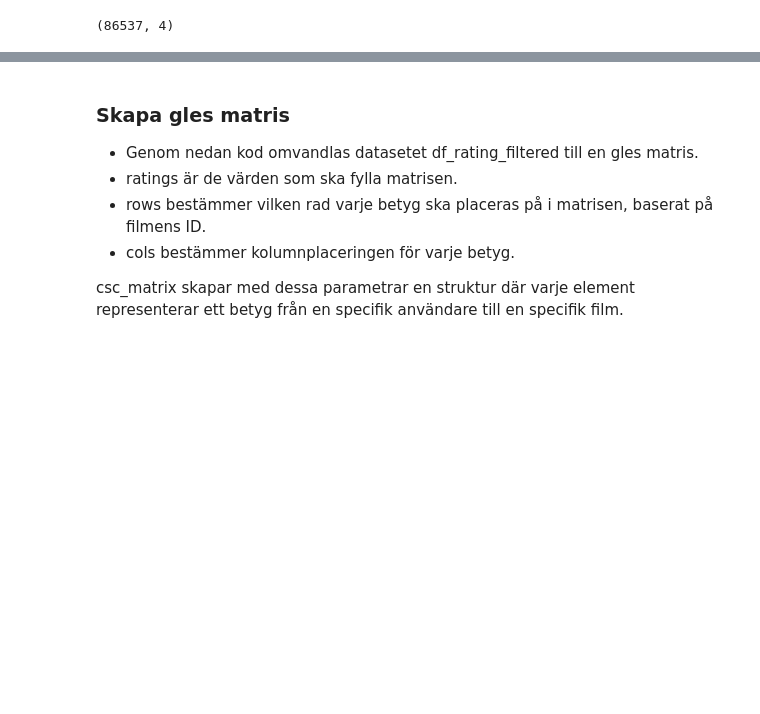
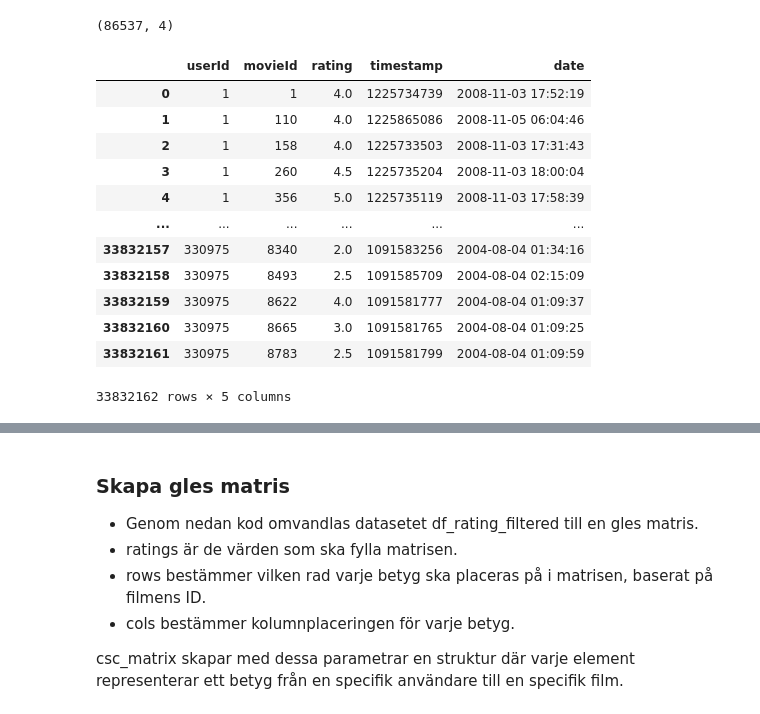
Before and after one commit to Utjiman/AI-Richard-Boden-OPA23, a Jupyter notebook: labs/Labb_1.ipynb, the cells around one changed output, grey strips where cells are left out. Saved outputs shown, nothing was run; the diff lists cells and outputs as text; code cells hidden in the pictures; blank space fills up the shorter version.

```diff
--- a/labs/Labb_1.ipynb
+++ b/labs/Labb_1.ipynb
@@ -331,6 +343,22 @@ df_rating.shape
 df_movies.shape
 # %% [output]
 (86537, 4)
+# %%
+df_rating
+# %% [output]
+|  | userId | movieId | rating | timestamp | date |
+| 0 | 1 | 1 | 4.0 | 1225734739 | 2008-11-03 17:52:19 |
+| 1 | 1 | 110 | 4.0 | 1225865086 | 2008-11-05 06:04:46 |
+| 2 | 1 | 158 | 4.0 | 1225733503 | 2008-11-03 17:31:43 |
+| 3 | 1 | 260 | 4.5 | 1225735204 | 2008-11-03 18:00:04 |
+| 4 | 1 | 356 | 5.0 | 1225735119 | 2008-11-03 17:58:39 |
+| ... | ... | ... | ... | ... | ... |
+| 33832157 | 330975 | 8340 | 2.0 | 1091583256 | 2004-08-04 01:34:16 |
+| 33832158 | 330975 | 8493 | 2.5 | 1091585709 | 2004-08-04 02:15:09 |
+| 33832159 | 330975 | 8622 | 4.0 | 1091581777 | 2004-08-04 01:09:37 |
+| 33832160 | 330975 | 8665 | 3.0 | 1091581765 | 2004-08-04 01:09:25 |
+| 33832161 | 330975 | 8783 | 2.5 | 1091581799 | 2004-08-04 01:09:59 |
+33832162 rows × 5 columns
 # %% [markdown]
 # Filtrera datan
 
```
Also changed, not shown: parts of 13 cells of this notebook, 2 other files.
